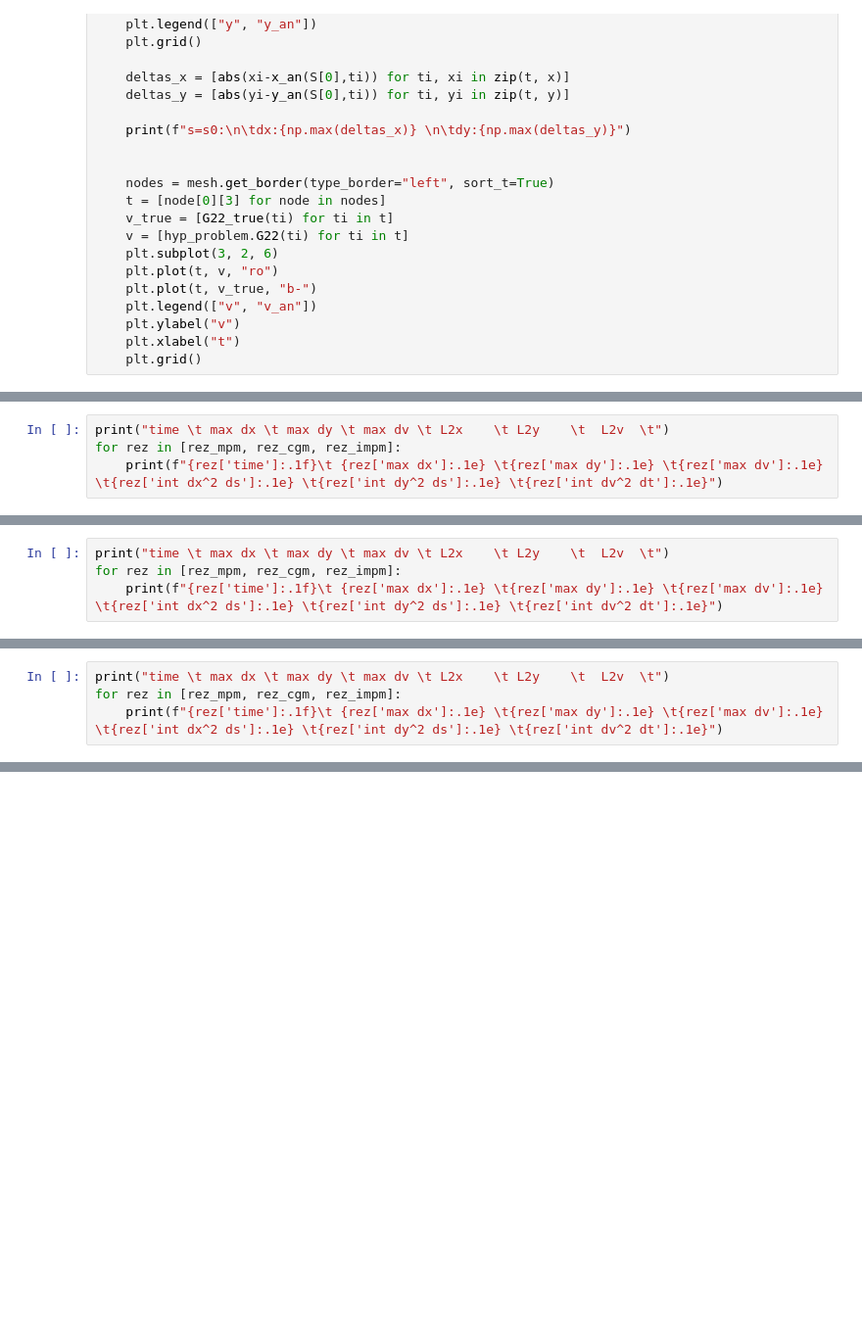
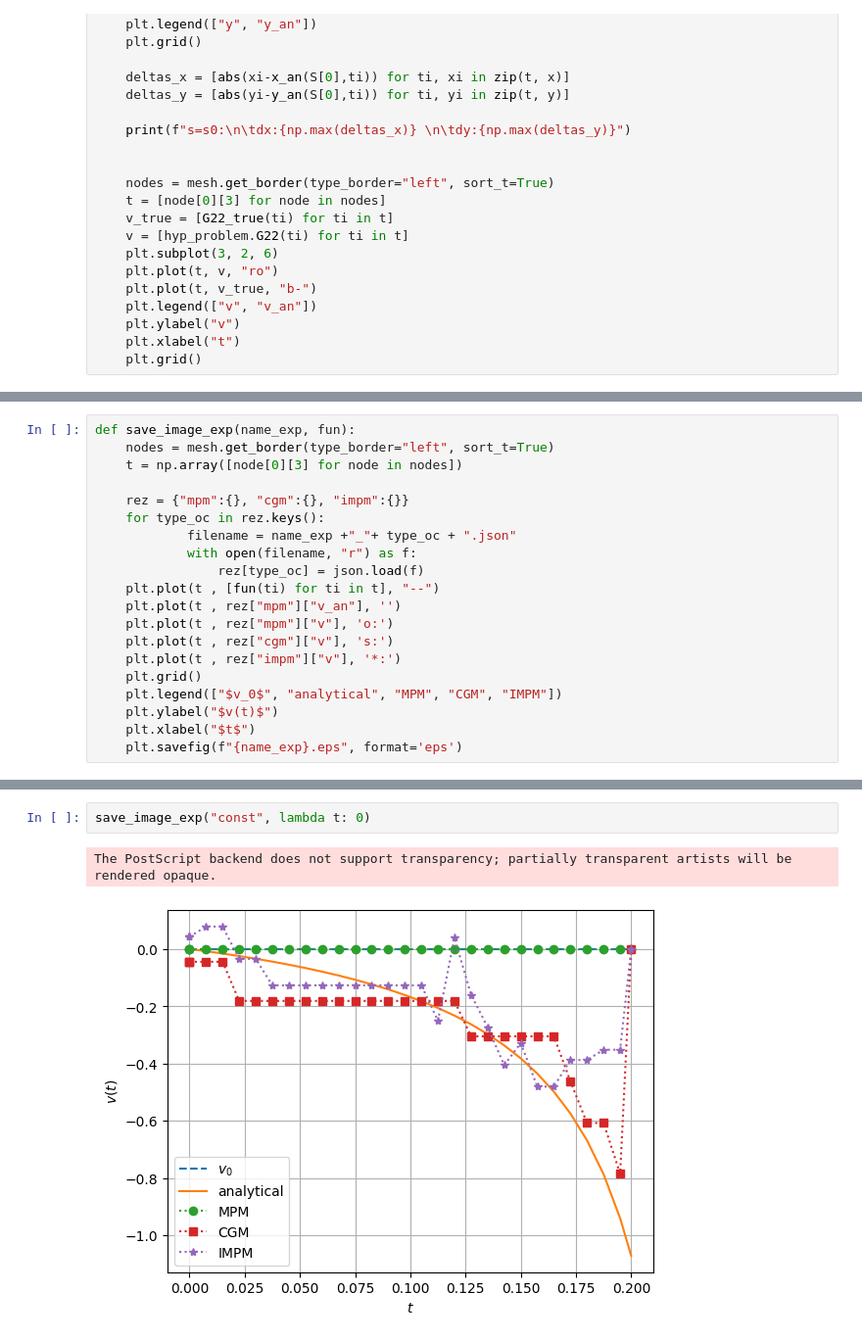
Before and after one commit to Dann38/model_rectification_column, a Jupyter notebook: experiments/Comparison_methods.ipynb, the cells around one changed output, grey strips where cells are left out. Shown: that part at 98% size. Cells and saved outputs as stored; diff of their text form; blank space fills up the shorter version.

```diff
--- a/experiments/Comparison_methods.ipynb
+++ b/experiments/Comparison_methods.ipynb
@@ -366,4 +227,0 @@ s=s0:
-# %%
-print("time \t max dx \t max dy \t max dv \t L2x    \t L2y    \t  L2v  \t")
-for rez in [rez_mpm, rez_cgm, rez_impm]:
-    print(f"{rez['time']:.1f}\t {rez['max dx']:.1e} \t{rez['max dy']:.1e} \t{rez['max dv']:.1e} \t{rez['int dx^2 ds']:.1e} \t{rez['int dy^2 ds']:.1e} \t{rez['int dv^2 dt']:.1e}")
@@ -443,4 +227,0 @@ print(rez_impm)
-# %%
-print("time \t max dx \t max dy \t max dv \t L2x    \t L2y    \t  L2v  \t")
-for rez in [rez_mpm, rez_cgm, rez_impm]:
-    print(f"{rez['time']:.1f}\t {rez['max dx']:.1e} \t{rez['max dy']:.1e} \t{rez['max dv']:.1e} \t{rez['int dx^2 ds']:.1e} \t{rez['int dy^2 ds']:.1e} \t{rez['int dv^2 dt']:.1e}")
@@ -520,4 +227,0 @@ print(rez_impm)
-# %%
-print("time \t max dx \t max dy \t max dv \t L2x    \t L2y    \t  L2v  \t")
-for rez in [rez_mpm, rez_cgm, rez_impm]:
-    print(f"{rez['time']:.1f}\t {rez['max dx']:.1e} \t{rez['max dy']:.1e} \t{rez['max dv']:.1e} \t{rez['int dx^2 ds']:.1e} \t{rez['int dy^2 ds']:.1e} \t{rez['int dv^2 dt']:.1e}")
@@ -528,0 +228,20 @@ time     max dx          max dy          max dv          L2x             L2y
+# %%
+def save_image_exp(name_exp, fun):
+    nodes = mesh.get_border(type_border="left", sort_t=True)
+    t = np.array([node[0][3] for node in nodes])
+
+    rez = {"mpm":{}, "cgm":{}, "impm":{}}
+    for type_oc in rez.keys():
+            filename = name_exp +"_"+ type_oc + ".json"
+            with open(filename, "r") as f:
+                rez[type_oc] = json.load(f)
+    plt.plot(t , [fun(ti) for ti in t], "--")
+    plt.plot(t , rez["mpm"]["v_an"], '')
+    plt.plot(t , rez["mpm"]["v"], 'o:')
+    plt.plot(t , rez["cgm"]["v"], 's:')
+    plt.plot(t , rez["impm"]["v"], '*:')
+    plt.grid()
+    plt.legend(["$v_0$", "analytical", "MPM", "CGM", "IMPM"])
+    plt.ylabel("$v(t)$")
+    plt.xlabel("$t$")
+    plt.savefig(f"{name_exp}.eps", format='eps')
@@ -528,0 +300,5 @@ time     max dx          max dy          max dv          L2x             L2y
+# %%
+save_image_exp("const", lambda t: 0)
+# %% [output]
+The PostScript backend does not support transparency; partially transparent artists will be rendered opaque.
+[figure, added]
```
Also changed, not shown: parts of 30 cells of this notebook, 24 other files.
